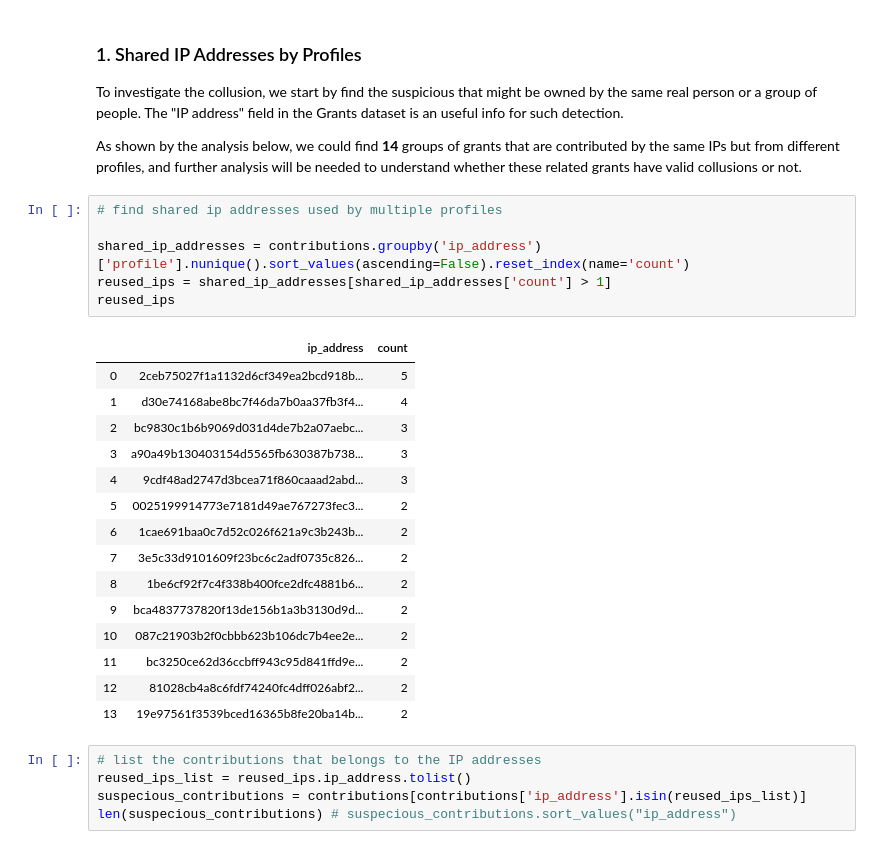
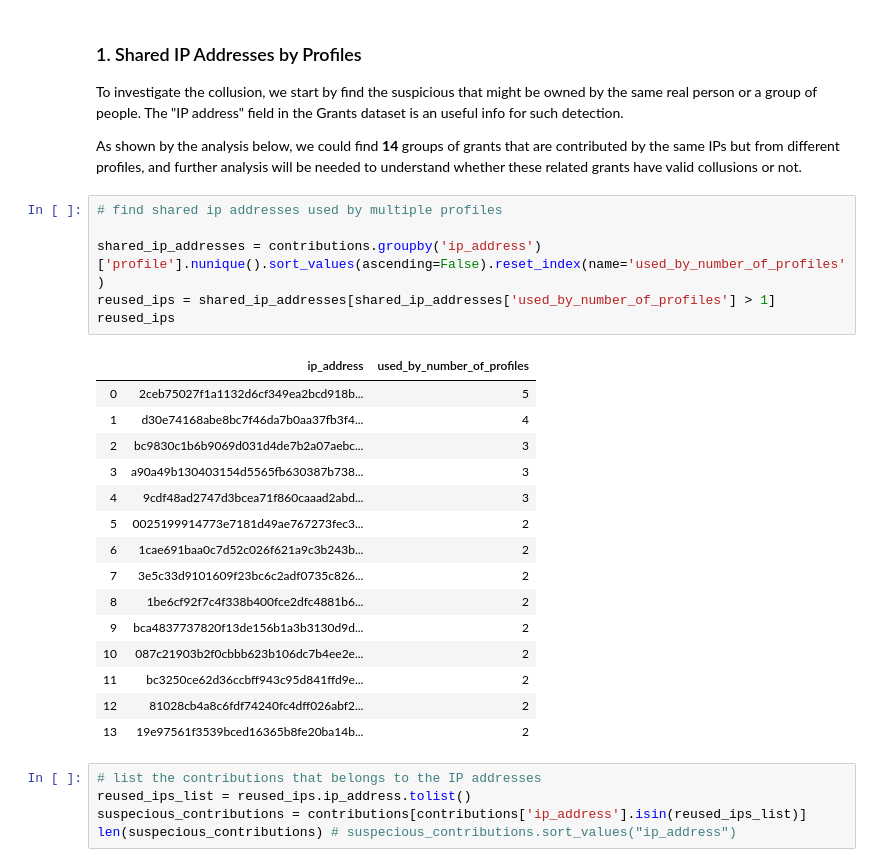
Before and after one commit to think-in-universe/gitcoin-grants-analysis, a Jupyter notebook: analysis.ipynb, the cells around one changed output. Cells and saved outputs as stored; diff of their text form.

```diff
--- a/analysis.ipynb
+++ b/analysis.ipynb
@@ -376,11 +376,11 @@ As shown by the analysis below, we could find **14** groups of grants that are c
 # %%
 # find shared ip addresses used by multiple profiles
 
-shared_ip_addresses = contributions.groupby('ip_address')['profile'].nunique().sort_values(ascending=False).reset_index(name='count')
-reused_ips = shared_ip_addresses[shared_ip_addresses['count'] > 1]
+shared_ip_addresses = contributions.groupby('ip_address')['profile'].nunique().sort_values(ascending=False).reset_index(name='used_by_number_of_profiles')
+reused_ips = shared_ip_addresses[shared_ip_addresses['used_by_number_of_profiles'] > 1]
 reused_ips
 # %% [output]
-|  | ip_address | count |
+|  | ip_address | used_by_number_of_profiles |
 | 0 | 2ceb75027f1a1132d6cf349ea2bcd918b... | 5 |
 | 1 | d30e74168abe8bc7f46da7b0aa37fb3f4... | 4 |
 | 2 | bc9830c1b6b9069d031d4de7b2a07aebc... | 3 |
```
Also changed, not shown: parts of 6 cells of this notebook, 1 other file.
